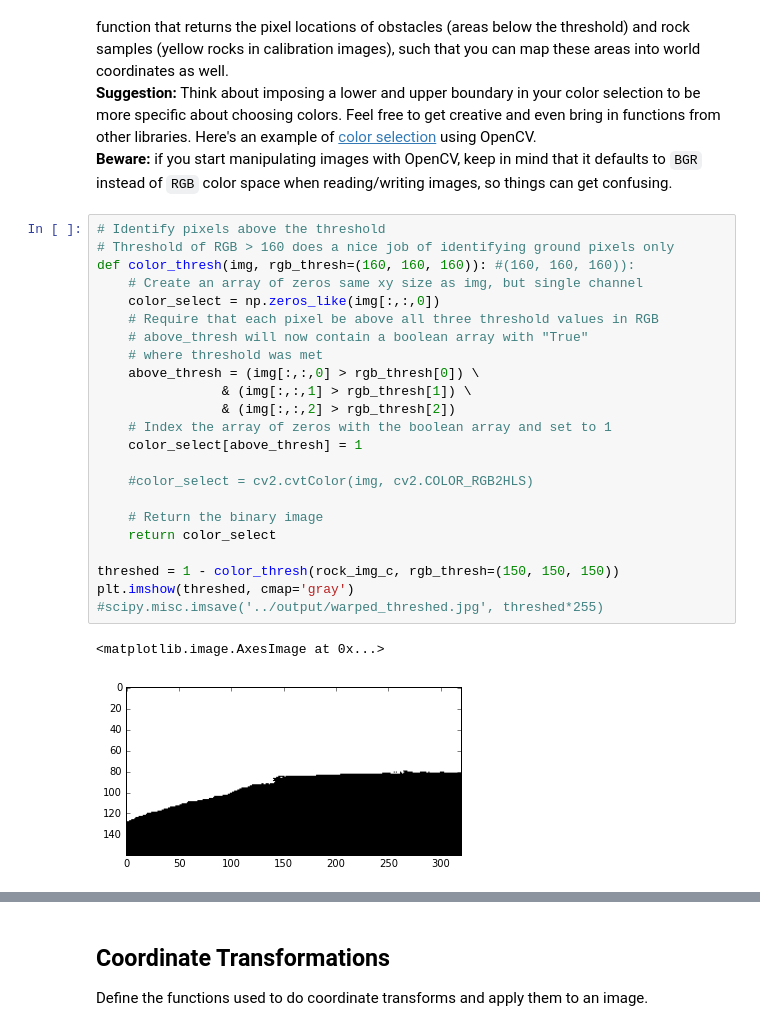
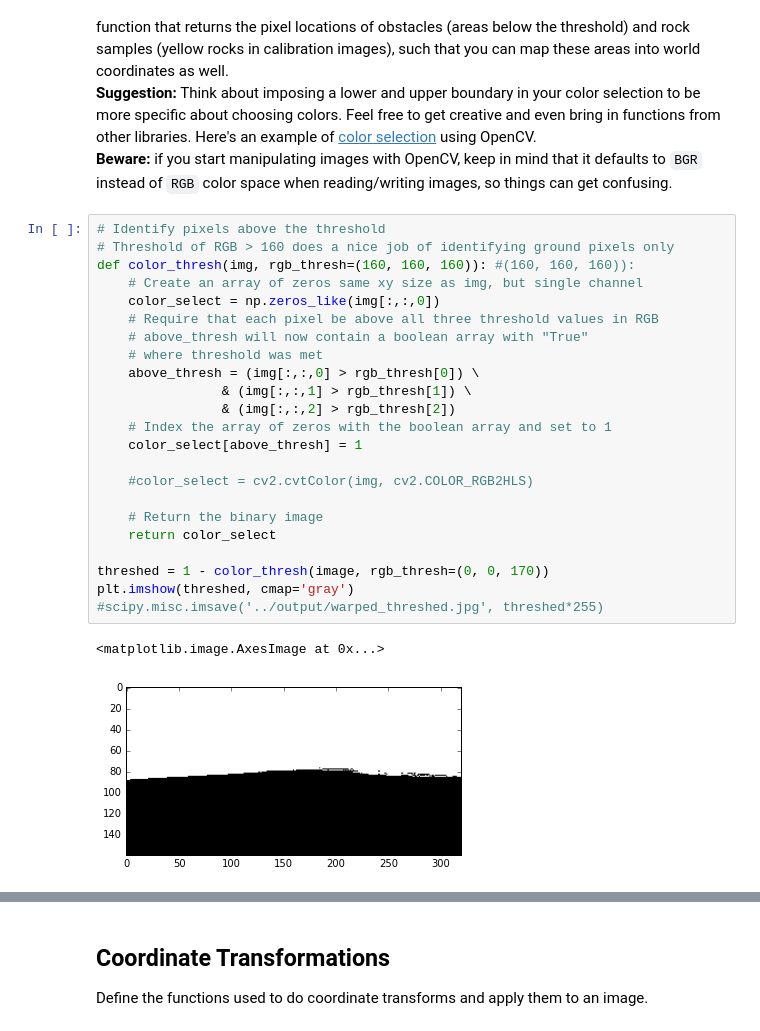
Before and after one commit to Heych88/udacity-RoboND-Rover-Project, a Jupyter notebook: code/Rover_Project_Test_Notebook.ipynb, the cells around one changed output, grey strips where cells are left out. Drawn from its saved outputs; the diff is of its cells as text.

```diff
--- a/code/Rover_Project_Test_Notebook.ipynb
+++ b/code/Rover_Project_Test_Notebook.ipynb
@@ -125,29 +118,29 @@ Define the color thresholding function from the lesson and apply it to the warpe
 # %%
 # Identify pixels above the threshold
 # Threshold of RGB > 160 does a nice job of identifying ground pixels only
 def color_thresh(img, rgb_thresh=(160, 160, 160)): #(160, 160, 160)):
     # Create an array of zeros same xy size as img, but single channel
     color_select = np.zeros_like(img[:,:,0])
     # Require that each pixel be above all three threshold values in RGB
     # above_thresh will now contain a boolean array with "True"
     # where threshold was met
     above_thresh = (img[:,:,0] > rgb_thresh[0]) \
                 & (img[:,:,1] > rgb_thresh[1]) \
                 & (img[:,:,2] > rgb_thresh[2])
     # Index the array of zeros with the boolean array and set to 1
     color_select[above_thresh] = 1
 
     #color_select = cv2.cvtColor(img, cv2.COLOR_RGB2HLS)
 
     # Return the binary image
     return color_select
 
-threshed = 1 - color_thresh(rock_img_c, rgb_thresh=(150, 150, 150))
+threshed = 1 - color_thresh(image, rgb_thresh=(0, 0, 170))
 plt.imshow(threshed, cmap='gray')
 #scipy.misc.imsave('../output/warped_threshed.jpg', threshed*255)
 # %% [output]
 <matplotlib.image.AxesImage at 0x...>
-[figure, old version]
+[figure, new version]
 # %%
 #warped = perspect_transform(rock_img, source, destination)
 
```
Also changed, not shown: parts of 9 cells of this notebook.
